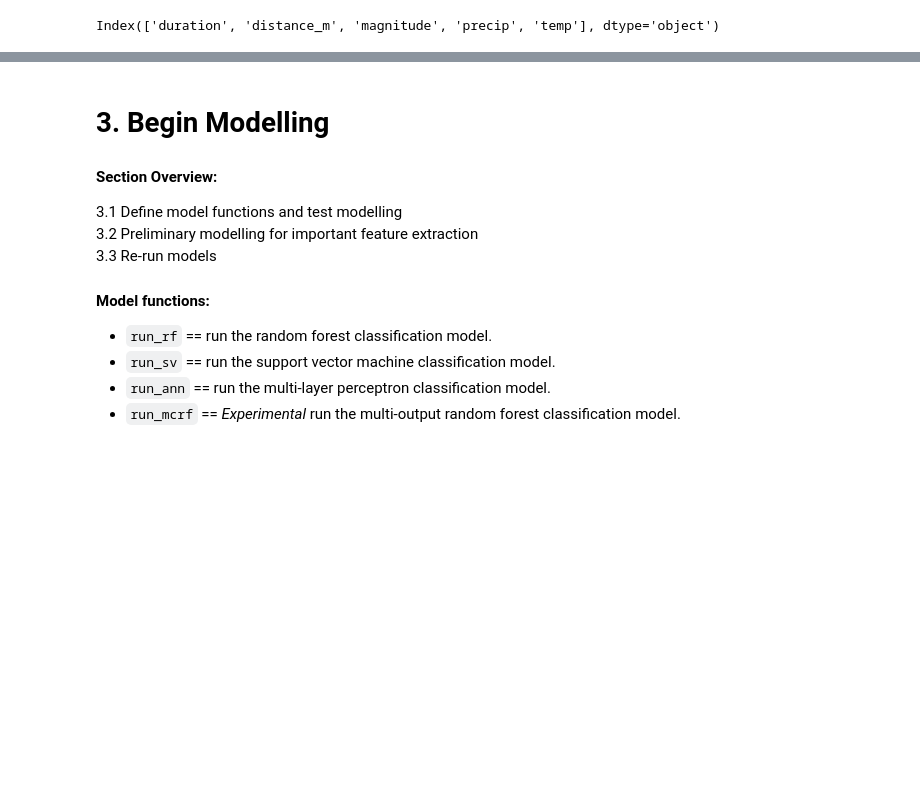
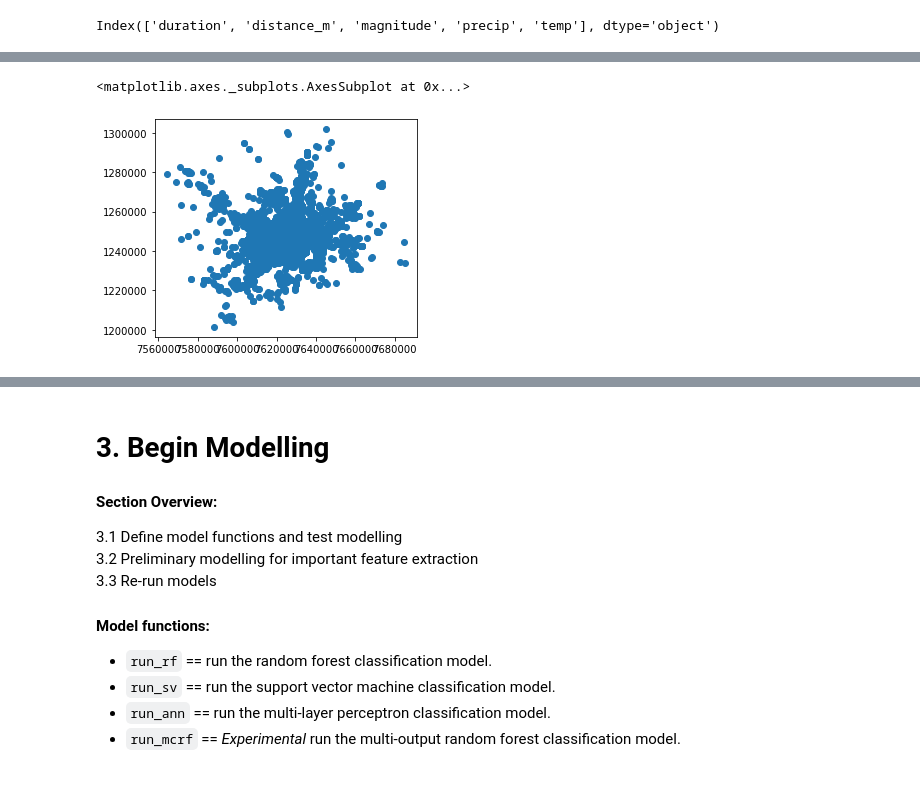
Before and after one commit to Thomasjkeel/Trip_Purpose_Classification, a Jupyter notebook: Notebooks/models/models/machine_learning.ipynb, the cells around one changed output, grey strips where cells are left out. Saved outputs shown, nothing was run; the diff lists cells and outputs as text; code cells hidden in the pictures; blank space fills up the shorter version.

```diff
--- a/Notebooks/models/models/machine_learning.ipynb
+++ b/Notebooks/models/models/machine_learning.ipynb
@@ -151,7 +154,7 @@ def model_setup(X, y, test_size=0.33, norm=False, to_normalise=[]):
 Train Test Split for encoded and non-encoded
 # %%
 non_categorical_features = [False,False,True,True,True,False,False,False,False,False,True,\
-                        True,False,False,False,False,False,False,False,False,False,False]
+                        True,False,False,False,False,False,False,False,False,False,False,False,False]
 # %%
 all_X.columns[non_categorical_features]
 # %% [output]
@@ -171,0 +180,17 @@ X_train.head()
+# %%
+# initialise the geo dataframes needed
+
+all_X['geometry'] = all_X.apply(lambda row: shapely.geometry.Point(row['endx'],row['endy']),axis=1)
+geo_df = gpd.GeoDataFrame(pd.concat([all_X,all_y],axis=1))
+geo_X_train = X_train.copy()
+geo_X_train.reset_index(drop=True,inplace=True)
+geo_X_train['geometry'] = geo_X_train.apply(lambda row: shapely.geometry.Point(row['endx'],row['endy']),axis=1)
+
+geo_df_train = gpd.GeoDataFrame(pd.concat([geo_X_train,pd.DataFrame(y_train, columns=['purpose'])],axis=1))
+geo_df.crs = {'init':'epsg:3347'} # Canada Lambert Projection
+geo_df_train.crs = {'init':'epsg:3347'}
+# %%
+geo_df_train.plot()
+# %% [output]
+<matplotlib.axes._subplots.AxesSubplot at 0x...>
+[figure, added]
```
Also changed, not shown: parts of 41 cells of this notebook, 1 other file.
